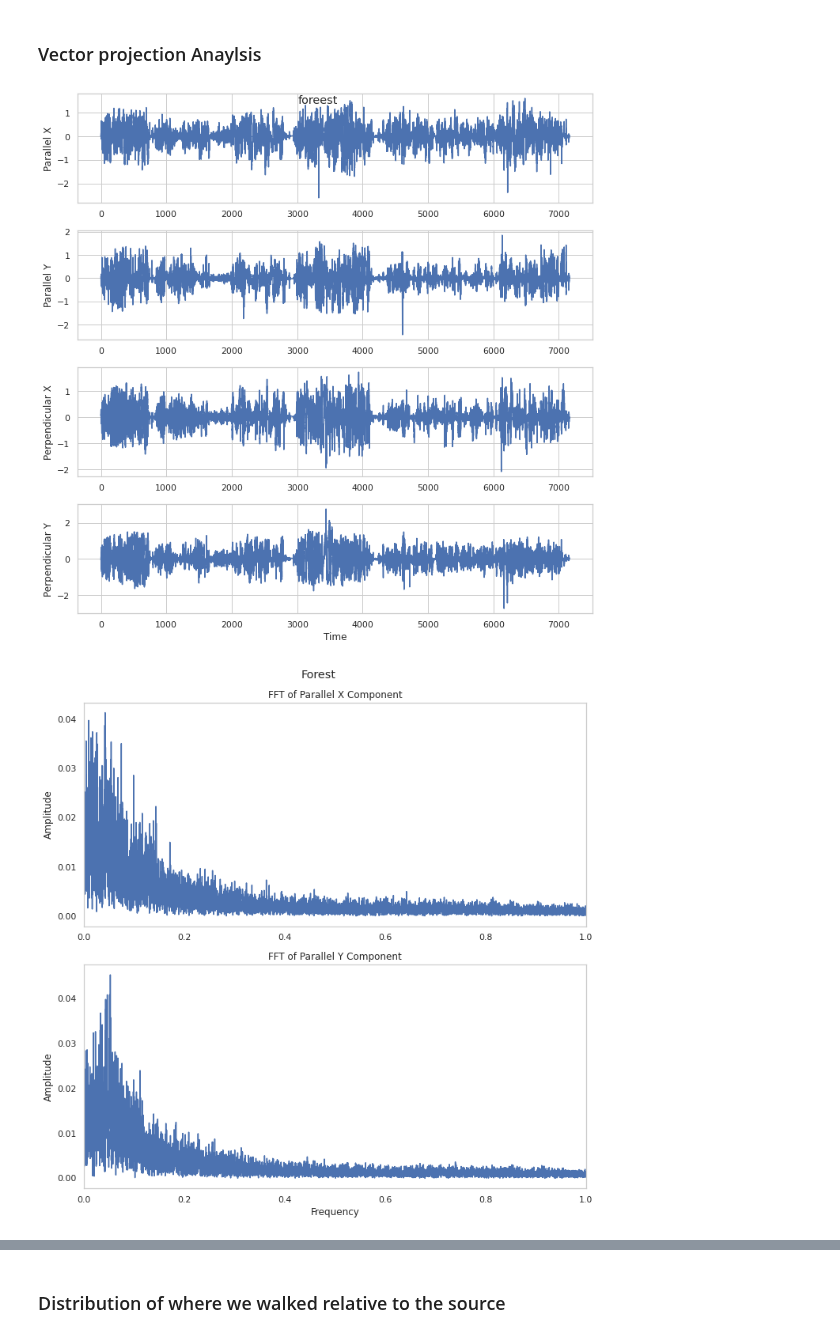
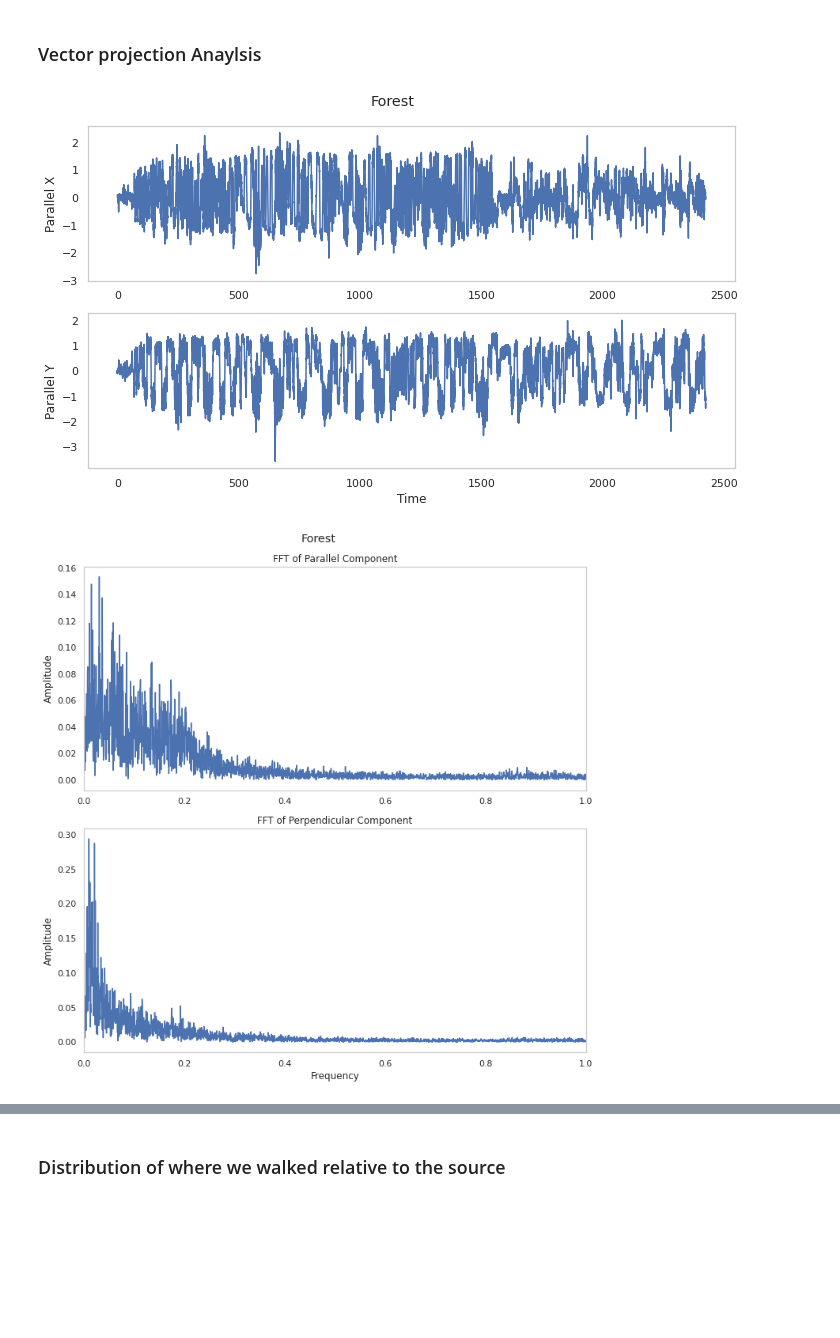
Before and after one commit to arunavanag591/odor_analysis, a Jupyter notebook: data_exploration/dataTrajectoryAnalysis.ipynb, the cells around one changed output, grey strips where cells are left out. Drawn from its saved outputs; the diff is of its cells as text; code cells hidden in the pictures; blank space fills up the shorter version.

```diff
--- a/data_exploration/dataTrajectoryAnalysis.ipynb
+++ b/data_exploration/dataTrajectoryAnalysis.ipynb
@@ -102,26 +137,21 @@ dat['perpendicular_x'], dat['perpendicular_y'] = perpendiculars[:, 0], perpendic
 # %%
-fig, axs = plt.subplots(4, 1, figsize=(10, 10))
+fig, axs = plt.subplots(2, 1, figsize=(10, 6))
 
 # Plot parallel_x
-axs[0].plot(dat.time, dat.parallel_x)
+axs[0].plot(dat.time, dat.parallel)
 axs[0].set_ylabel('Parallel X')
+axs[0].grid(False)
 
 # Plot parallel_y
-axs[1].plot(dat.time, dat.parallel_y)
+axs[1].plot(dat.time, dat.perpendicular)
 axs[1].set_ylabel('Parallel Y')
-
-# Plot perpendicular_x
-axs[2].plot(dat.time, dat.perpendicular_x)
-axs[2].set_ylabel('Perpendicular X')
-
-# Plot perpendicular_y
-axs[3].plot(dat.time, dat.perpendicular_y)
-axs[3].set_ylabel('Perpendicular Y')
+axs[1].grid(False)
 
 # Set common x-axis label
 axs[-1].set_xlabel('Time')
+
+fig.suptitle('Forest')
 fig.tight_layout()
-fig.suptitle('foreest')
-fig.savefig('../../Figure/timeseriesforest.jpeg', dpi=300, bbox_inches = "tight")
+# fig.savefig('../../Figure/timeseriesforest.jpeg', dpi=300, bbox_inches = "tight")
 # %% [output]
-[figure, old version]
+[figure, new version]
@@ -153,15 +164,15 @@ f_perpendicular_y, perpendicular_y_fft = fft_of_data(np.array(dat.perpendicular_
 # Plot the FFT results for parallel components
 f, axs = plt.subplots(2, 1, figsize=(10, 10))
 
-axs[0].plot(f_parallel_x, np.abs(parallel_x_fft))
+axs[0].plot(f_parallel, np.abs(parallel_fft))
 axs[0].set_ylabel('Amplitude')
-axs[0].set_title('FFT of Parallel X Component')
+axs[0].set_title('FFT of Parallel Component')
 axs[0].grid(False)
 
-axs[1].plot(f_parallel_y, np.abs(parallel_y_fft))
+axs[1].plot(f_perpendicular, np.abs(perpendicular_fft))
 axs[1].set_xlabel('Frequency')
 axs[1].set_ylabel('Amplitude')
-axs[1].set_title('FFT of Parallel Y Component')
+axs[1].set_title('FFT of Perpendicular Component')
 axs[1].grid(False)
 
 axs[0].set_xlim(0, 1)
@@ -169,6 +180,6 @@ axs[1].set_xlim(0, 1)
 
 f.suptitle('Forest')
 f.tight_layout()
-f.savefig('../../Figure/Parallelforest.jpeg', dpi=300, bbox_inches="tight")
+# f.savefig('../../Figure/Parallelforest.jpeg', dpi=300, bbox_inches="tight")
 # %% [output]
-[figure, old version]
+[figure, new version]
```
Also changed, not shown: parts of 11 cells of this notebook.
